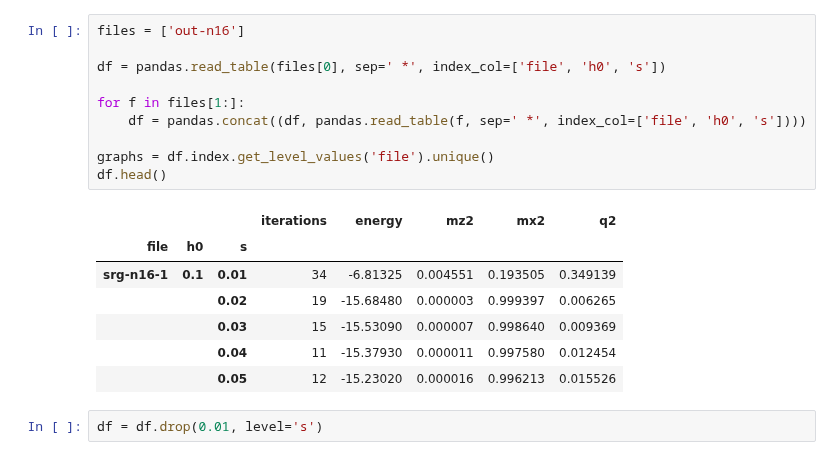
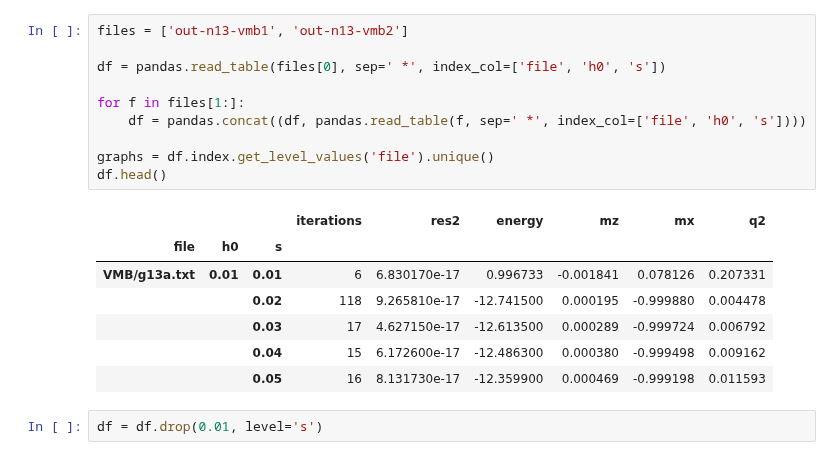
Before and after one commit to mcwitt/quantum-graph-isomorphism, a Jupyter notebook: analysis/heatmap.ipynb, the cells around one changed output. Saved outputs shown, nothing was run; the diff lists cells and outputs as text.

```diff
--- a/analysis/heatmap.ipynb
+++ b/analysis/heatmap.ipynb
@@ -11,20 +20,20 @@ def symbol(s): return symbols[s] if s in symbols else s
 # %%
-files = ['out-n16']
+files = ['out-n13-vmb1', 'out-n13-vmb2']
 
 df = pandas.read_table(files[0], sep=' *', index_col=['file', 'h0', 's'])
 
 for f in files[1:]:
     df = pandas.concat((df, pandas.read_table(f, sep=' *', index_col=['file', 'h0', 's'])))
 
 graphs = df.index.get_level_values('file').unique()
 df.head()
 # %% [output]
-|  |  |  | iterations | energy | mz2 | mx2 | q2 |
-| file | h0 | s |  |  |  |  |  |
-| srg-n16-1 | 0.1 | 0.01 | 34 | -6.81325 | 0.004551 | 0.193505 | 0.349139 |
-|  |  | 0.02 | 19 | -15.68480 | 0.000003 | 0.999397 | 0.006265 |
-|  |  | 0.03 | 15 | -15.53090 | 0.000007 | 0.998640 | 0.009369 |
-|  |  | 0.04 | 11 | -15.37930 | 0.000011 | 0.997580 | 0.012454 |
-|  |  | 0.05 | 12 | -15.23020 | 0.000016 | 0.996213 | 0.015526 |
+|  |  |  | iterations | res2 | energy | mz | mx | q2 |
+| file | h0 | s |  |  |  |  |  |  |
+| VMB/g13a.txt | 0.01 | 0.01 | 6 | 6.830170e-17 | 0.996733 | -0.001841 | 0.078126 | 0.207331 |
+|  |  | 0.02 | 118 | 9.265810e-17 | -12.741500 | 0.000195 | -0.999880 | 0.004478 |
+|  |  | 0.03 | 17 | 4.627150e-17 | -12.613500 | 0.000289 | -0.999724 | 0.006792 |
+|  |  | 0.04 | 15 | 6.172600e-17 | -12.486300 | 0.000380 | -0.999498 | 0.009162 |
+|  |  | 0.05 | 16 | 8.131730e-17 | -12.359900 | 0.000469 | -0.999198 | 0.011593 |
 # %%
 df = df.drop(0.01, level='s')
```
Also changed, not shown: parts of 5 cells of this notebook, 7 other files.
